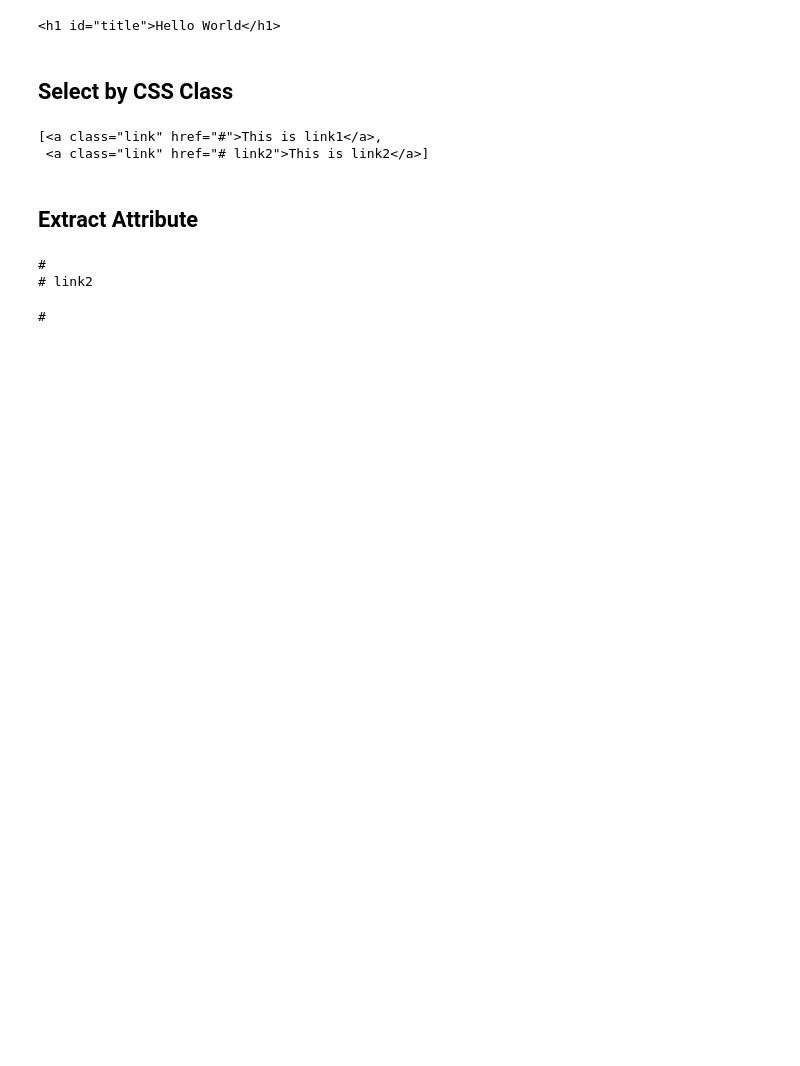
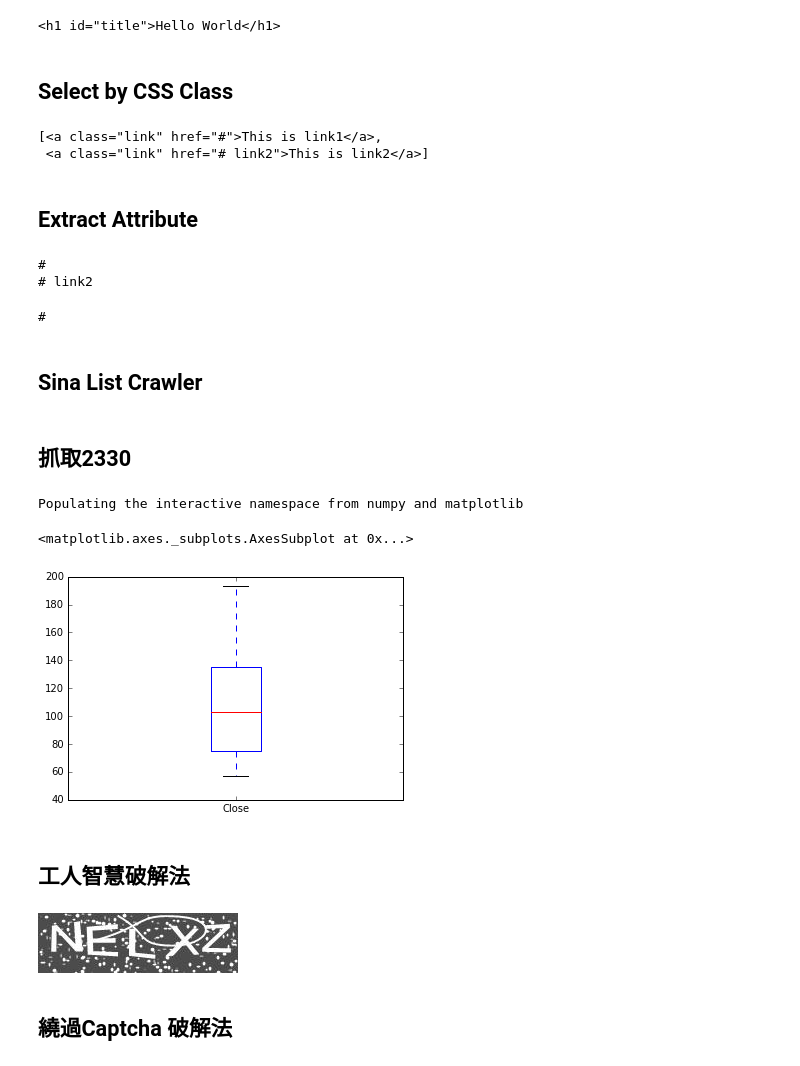
Before and after one commit to ywchiu/pycrawler_sina, a Jupyter notebook: 20161103Demo.ipynb, the cells around one changed output. Cells and saved outputs as stored; diff of their text form; code cells hidden in the pictures; blank space fills up the shorter version.

```diff
--- a/20161103Demo.ipynb
+++ b/20161103Demo.ipynb
@@ -118,3 +118,5 @@ alink = soup2.select('a')[0]
 print(alink['href'])
 # %% [output]
 #
+# %% [markdown]
+## Sina List Crawler
@@ -120,0 +137,13 @@ print(alink['href'])
+# %% [markdown]
+## 抓取2330
+# %%
+%pylab inline
+import pandas.io.data as web
+yahoo = web.DataReader('2330.TW', 'yahoo')
+yahoo['Close'].plot(kind='box')
+# %% [output]
+Populating the interactive namespace from numpy and matplotlib
+<matplotlib.axes._subplots.AxesSubplot at 0x...>
+[figure, added]
+# %% [markdown]
+## 工人智慧破解法
@@ -120,0 +186,5 @@ print(alink['href'])
+# %%
+from PIL import Image
+Image.open('captcha.png')
+# %% [output]
+[figure, added]
@@ -120,0 +197,2 @@ print(alink['href'])
+# %% [markdown]
+## 繞過Captcha 破解法
```
Also changed, not shown: parts of 11 cells of this notebook.
